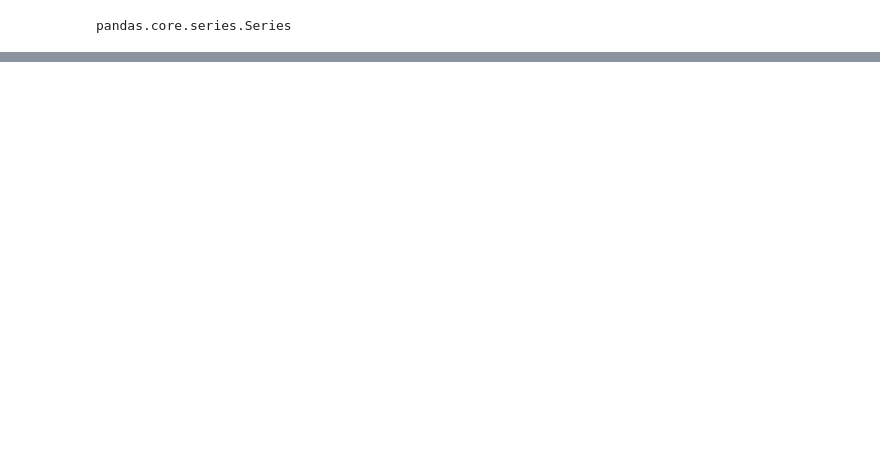
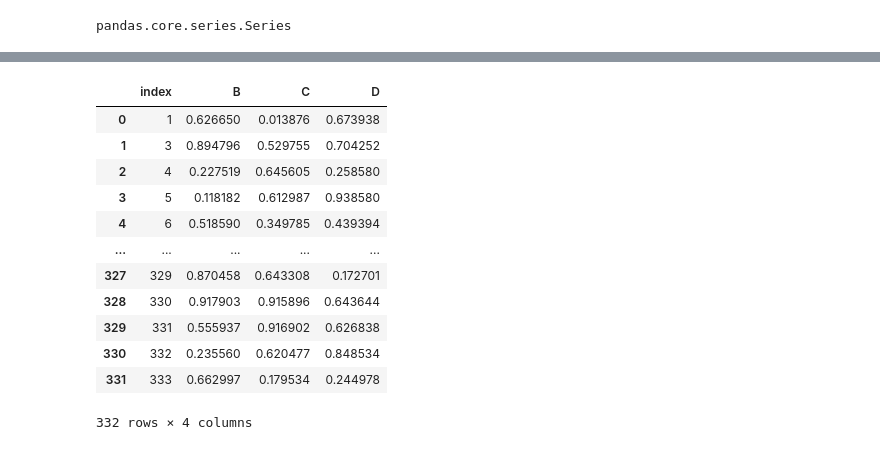
Before and after one commit to kirtic921/Pandas, a Jupyter notebook: pandas1.ipynb, the cells around one changed output, grey strips where cells are left out. Cells and saved outputs as stored; diff of their text form; code cells hidden in the pictures; blank space fills up the shorter version.

Commit message:
handling destructive indexing

```diff
--- a/pandas1.ipynb
+++ b/pandas1.ipynb
@@ -516,0 +526,3 @@ newdf
+# %%
+newdf.drop(0, axis=0, inplace=True)
+newdf
@@ -516,0 +543,3 @@ newdf
+# %%
+newdf.drop(2, axis=0, inplace=True)
+newdf
@@ -516,0 +570,16 @@ newdf
+# %%
+newdf.reset_index()
+# %% [output]
+|  | index | B | C | D |
+| 0 | 1 | 0.626650 | 0.013876 | 0.673938 |
+| 1 | 3 | 0.894796 | 0.529755 | 0.704252 |
+| 2 | 4 | 0.227519 | 0.645605 | 0.258580 |
+| 3 | 5 | 0.118182 | 0.612987 | 0.938580 |
+| 4 | 6 | 0.518590 | 0.349785 | 0.439394 |
+| ... | ... | ... | ... | ... |
+| 327 | 329 | 0.870458 | 0.643308 | 0.172701 |
+| 328 | 330 | 0.917903 | 0.915896 | 0.643644 |
+| 329 | 331 | 0.555937 | 0.916902 | 0.626838 |
+| 330 | 332 | 0.235560 | 0.620477 | 0.848534 |
+| 331 | 333 | 0.662997 | 0.179534 | 0.244978 |
+332 rows × 4 columns
```
Also changed, not shown: parts of 36 cells of this notebook.
